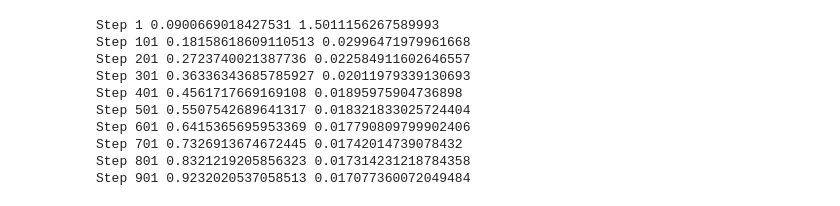
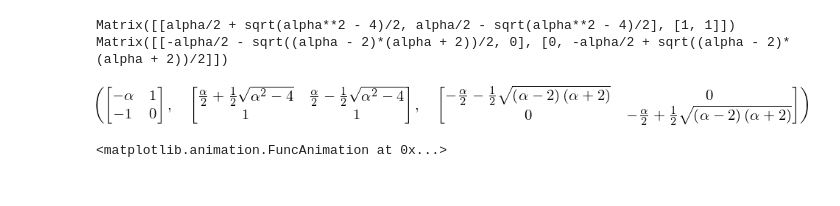
Before and after one commit to aidan-plenert-macdonald/physics, a Jupyter notebook: Statistical Mechanics/nonhamiltonian.ipynb, the cells around one changed output. Drawn from its saved outputs; the diff is of its cells as text; code cells hidden in the pictures.

```diff
--- a/Statistical Mechanics/nonhamiltonian.ipynb
+++ b/Statistical Mechanics/nonhamiltonian.ipynb
@@ -53,28 +68,0 @@ dt = 1e-5
-# %%
-# Metric
-g = lambda q, p: np.exp(-phi(q)*(N-1)/np.sum(p*p))
-
-S, T = [], []
-start_time = time.time()
-for i in range(time_steps):
-    p += dp(q, p) * (dt/2)
-    q += dq(q, p) * dt
-    p += dp(q, p) * (dt/2)
-
-    if i % sample_rate == 0:
-        pk = np.histogram2d(q, p, bins=bins, normed=True)[0].flatten()
-        qk = g(q, p)*np.ones(pk.shape)
-        S.append(entropy(pk=pk*qk, qk=qk))
-        T.append(np.sum(p * p))
-        print("Step", i+1, (time.time() - start_time)/60, (time.time() - start_time)/(i+1) * time_steps / 3600)
-# %% [output]
-Step 1 0.0900669018427531 1.5011156267589993
-Step 101 0.18158618609110513 0.02996471979961668
-Step 201 0.2723740021387736 0.022584911602646557
-Step 301 0.36336343685785927 0.02011979339130693
-Step 401 0.4561717669169108 0.01895975904736898
-Step 501 0.5507542689641317 0.018321833025724404
-Step 601 0.6415365695953369 0.017790809799902406
-Step 701 0.7326913674672445 0.01742014739078432
-Step 801 0.8321219205856323 0.017314231218784358
-Step 901 0.9232020537058513 0.017077360072049484
@@ -82,0 +69,12 @@ S, T = np.array(S), np.array(T)
+# %%
+import sympy
+from sympy.interactive import printing
+printing.init_printing(use_latex=True)
+
+alpha = sympy.symbols('alpha')
+U, D = sympy.Matrix([[-alpha, 1], [-1, 0]]).diagonalize()
+print(U, D)
+sympy.simplify(U * D * U**-1), U, D,
+# %% [output]
+Matrix([[alpha/2 + sqrt(alpha**2 - 4)/2, alpha/2 - sqrt(alpha**2 - 4)/2], [1, 1]]) Matrix([[-alpha/2 - sqrt((alpha - 2)*(alpha + 2))/2, 0], [0, -alpha/2 + sqrt((alpha - 2)*(alpha + 2))/2]])
+[figure, added]
@@ -82,0 +99,32 @@ S, T = np.array(S), np.array(T)
+# %%
+from matplotlib.animation import FuncAnimation
+from matplotlib import rc
+rc('animation', html='html5')
+
+fig, (ax1, ax2) = plt.subplots(1, 2)
+ax1.set_xlim([-3, 3])
+ax1.set_ylim([-3, 3])
+ax2.set_xlim([0, T[-1]])
+ax2.set_ylim([0, 3])
+
+scat = ax1.scatter(z0[0, :], z0[1, :])
+entr, = ax2.plot([], [])
+
+S = []
+def update(i):
+    z = evolve(z0, T[i], alpha)
+    pk = np.histogram2d(z[0, :], z[1, :],
+                        bins=(np.arange(-3, 3, 0.01),
+                              np.arange(-3, 3, 0.01)),
+                        normed=True)[0].flatten()
+    qk = np.exp(-alpha * T[i]) * np.ones(pk.shape)
+
+    #S.append(entropy(qk*pk, qk=qk))
+    S.append(entropy(pk))
+    scat.set_offsets(z)
+    entr.set_data(T[:i+1], np.array(S[:i+1])/S[0])
+    return (scat,entr)
+
+FuncAnimation(fig, update, interval=100, frames=T.size)
+# %% [output]
+<matplotlib.animation.FuncAnimation at 0x...>
```
Also changed, not shown: parts of 7 cells of this notebook.
